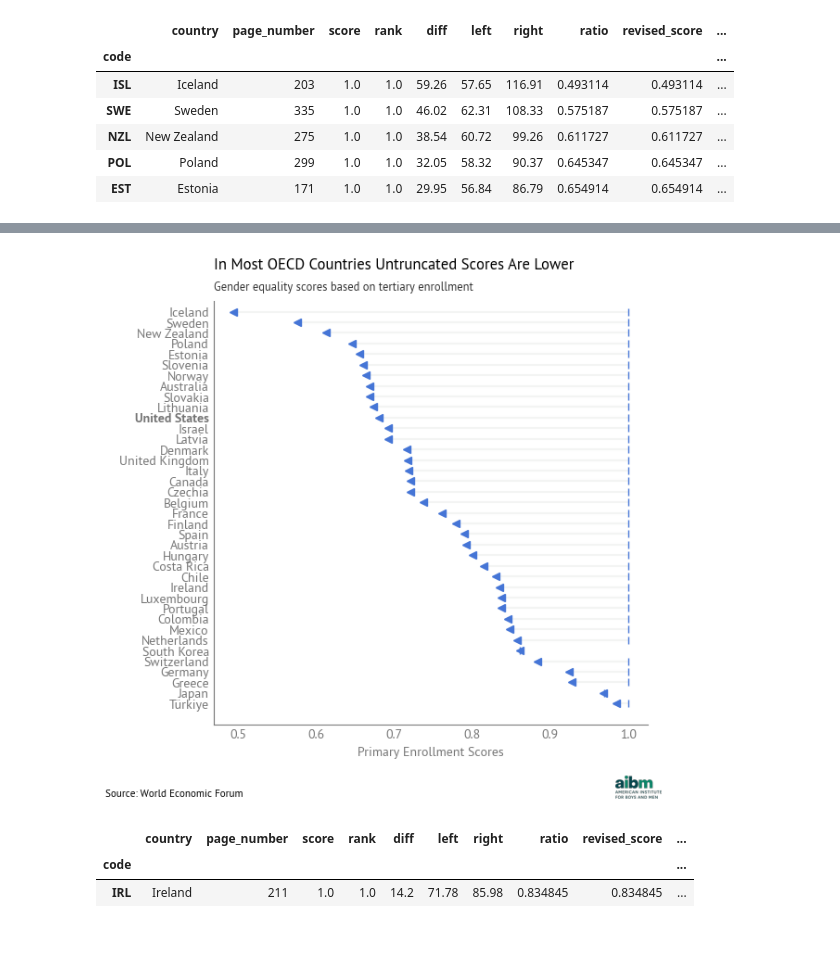
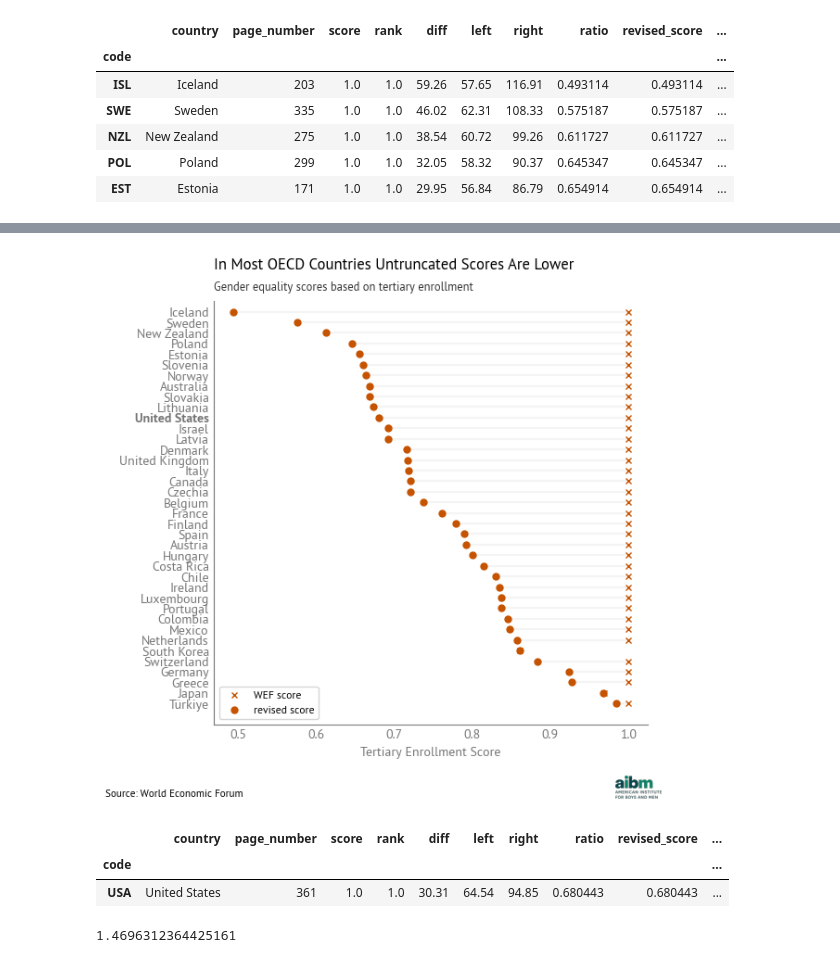
Before and after one commit to AllenDowney/EqualityWEF, a Jupyter notebook: tertiary_education.ipynb, the cells around one changed output, grey strips where cells are left out. Drawn from its saved outputs; the diff is of its cells as text; code cells hidden in the pictures.

```diff
--- a/tertiary_education.ipynb
+++ b/tertiary_education.ipynb
@@ -227,19 +227,23 @@ add_title("In Most OECD Countries More Women Enroll in University",
 # %%
 from utils import add_title, add_subtext, add_logo
 
-plot_revised_scores(df_oecd)
+plot_revised_scores(df_oecd, symbols=['x', 'o'], ms=5)
 
 add_title("In Most OECD Countries Untruncated Scores Are Lower",
     "Gender equality scores based on tertiary enrollment", y=1.02
 )
-decorate(xlabel='Primary Enrollment Score')
+decorate(xlabel='Tertiary Enrollment Score')
 add_subtext("Source: World Economic Forum", y=-0.05)
 logo = add_logo(location=(1.0, -0.05))
 # %% [output]
-[figure, old version]
+[figure, new version]
 # %%
-df.query("country == 'Ireland'")
+df.query("country == 'United States'")
 # %% [output]
 |  | country | page_number | score | rank | diff | left | right | ratio | revised_score | ... |
 | code |  |  |  |  |  |  |  |  |  | ... |
-| IRL | Ireland | 211 | 1.0 | 1.0 | 14.2 | 71.78 | 85.98 | 0.834845 | 0.834845 | ... |
+| USA | United States | 361 | 1.0 | 1.0 | 30.31 | 64.54 | 94.85 | 0.680443 | 0.680443 | ... |
+# %%
+df.loc['USA', 'right'] / df.loc['USA', 'left']
+# %% [output]
+1.4696312364425161
```
Also changed, not shown: parts of 5 cells of this notebook, 10 other files.
